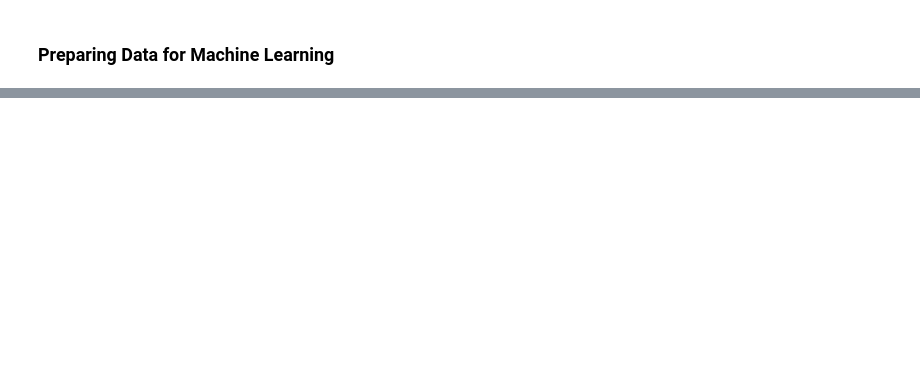
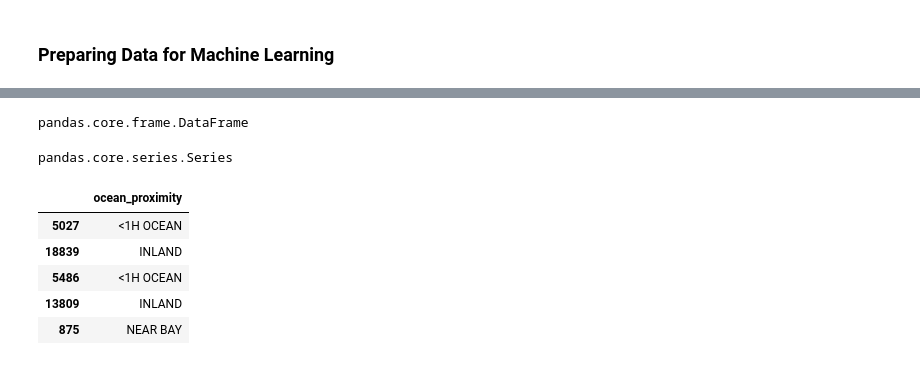
Before and after one commit to vnctptr/handson-ml2-ch2, a Jupyter notebook: housing.ipynb, the cells around one changed output, grey strips where cells are left out. Drawn from its saved outputs; the diff is of its cells as text; code cells hidden in the pictures; blank space fills up the shorter version.

```diff
--- a/housing.ipynb
+++ b/housing.ipynb
@@ -130,0 +259,18 @@ housing_tr.head()
+# %%
+type(housing[["ocean_proximity"]])
+# %% [output]
+pandas.core.frame.DataFrame
+# %%
+type(housing["ocean_proximity"])
+# %% [output]
+pandas.core.series.Series
+# %%
+housing_cat = housing[["ocean_proximity"]]
+housing_cat.head()
+# %% [output]
+|  | ocean_proximity |
+| 5027 | <1H OCEAN |
+| 18839 | INLAND |
+| 5486 | <1H OCEAN |
+| 13809 | INLAND |
+| 875 | NEAR BAY |
```
Also changed, not shown: parts of 21 cells of this notebook.
